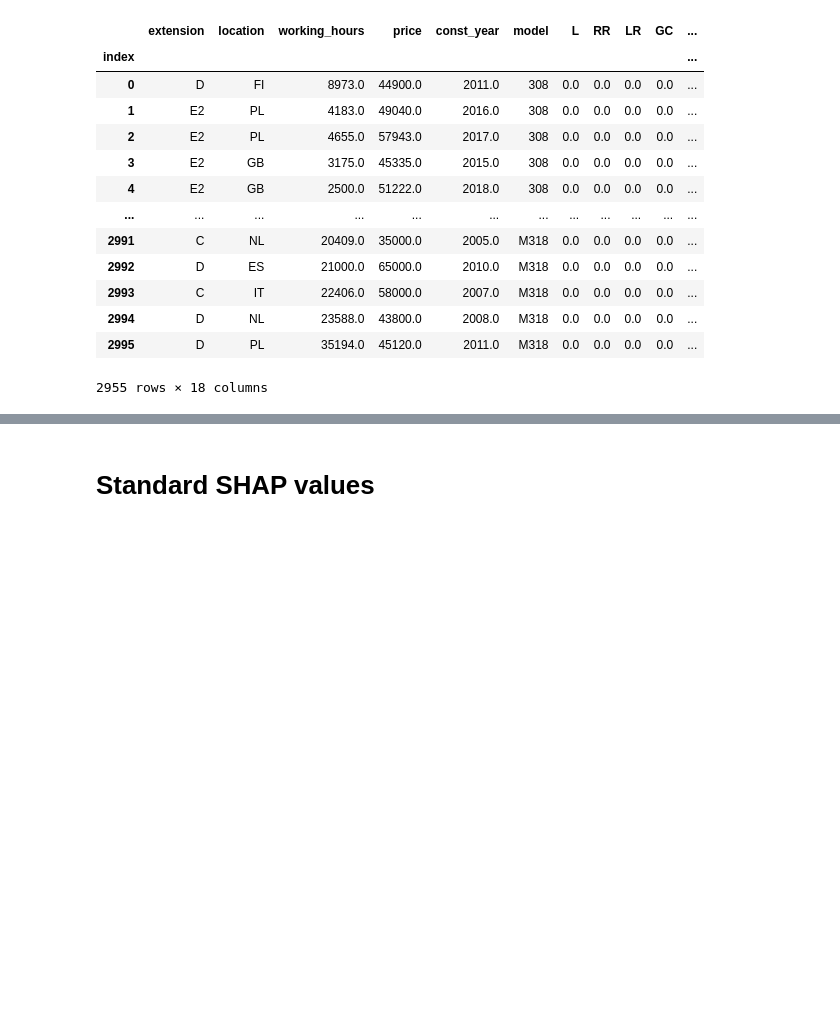
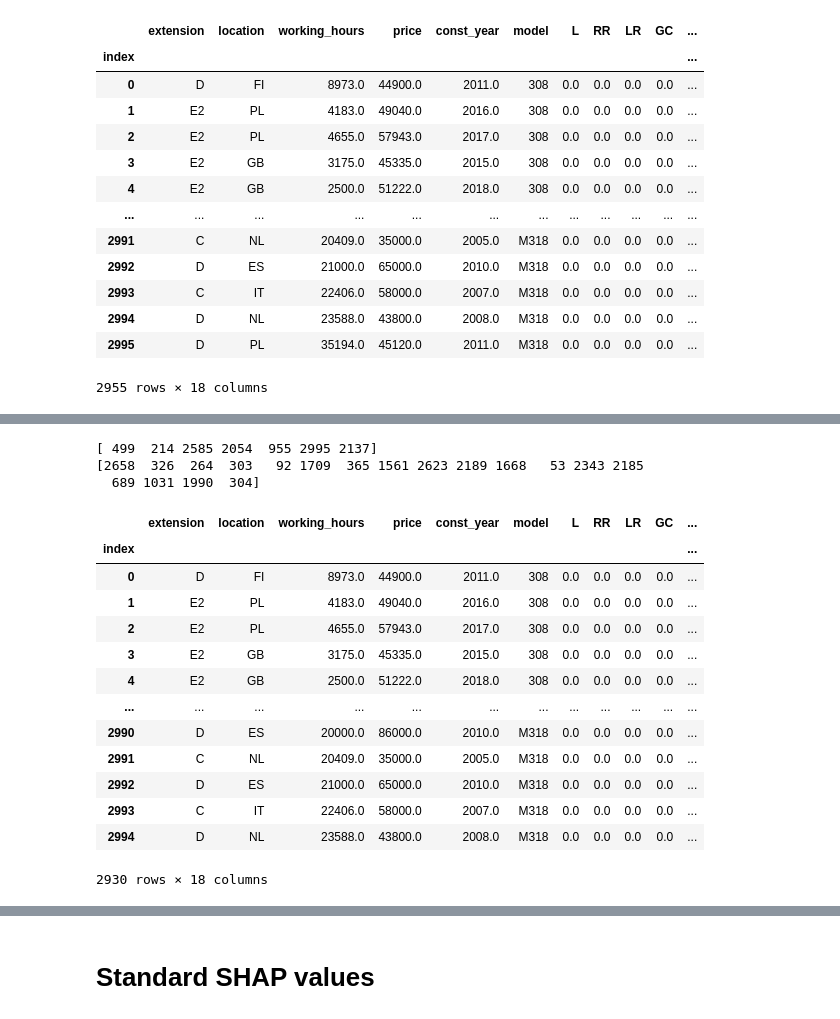
Before and after one commit to AutoQML/End-to-End-Automated-Price-Forecasting, a Jupyter notebook: code/SHAP_categorical_ft_autogluon.ipynb, the cells around one changed output, grey strips where cells are left out. Drawn from its saved outputs; the diff is of its cells as text; code cells hidden in the pictures; blank space fills up the shorter version.

```diff
--- a/code/SHAP_categorical_ft_autogluon.ipynb
+++ b/code/SHAP_categorical_ft_autogluon.ipynb
@@ -504,0 +568,3 @@ data = new_fm.copy()
+# %%
+test_anomaly = state.anomaly_detection.anomalies.test_data
+test_anomaly
@@ -505,3 +581,29 @@ data = new_fm.copy()
+# %%
+test_indeces = test_anomaly.index.values
+print(test_indeces)
+data1 = new_fm.drop(test_indeces)
+train_indices = train_anomaly.index.values
+print(train_indices)
+data = data1.drop(train_indices)
+data
+# %% [output]
+[ 499  214 2585 2054  955 2995 2137]
+[2658  326  264  303   92 1709  365 1561 2623 2189 1668   53 2343 2185
+  689 1031 1990  304]
+|  | extension | location | working_hours | price | const_year | model | L | RR | LR | GC | ... |
+| index |  |  |  |  |  |  |  |  |  |  | ... |
+| 0 | D | FI | 8973.0 | 44900.0 | 2011.0 | 308 | 0.0 | 0.0 | 0.0 | 0.0 | ... |
+| 1 | E2 | PL | 4183.0 | 49040.0 | 2016.0 | 308 | 0.0 | 0.0 | 0.0 | 0.0 | ... |
+| 2 | E2 | PL | 4655.0 | 57943.0 | 2017.0 | 308 | 0.0 | 0.0 | 0.0 | 0.0 | ... |
+| 3 | E2 | GB | 3175.0 | 45335.0 | 2015.0 | 308 | 0.0 | 0.0 | 0.0 | 0.0 | ... |
+| 4 | E2 | GB | 2500.0 | 51222.0 | 2018.0 | 308 | 0.0 | 0.0 | 0.0 | 0.0 | ... |
+| ... | ... | ... | ... | ... | ... | ... | ... | ... | ... | ... | ... |
+| 2990 | D | ES | 20000.0 | 86000.0 | 2010.0 | M318 | 0.0 | 0.0 | 0.0 | 0.0 | ... |
+| 2991 | C | NL | 20409.0 | 35000.0 | 2005.0 | M318 | 0.0 | 0.0 | 0.0 | 0.0 | ... |
+| 2992 | D | ES | 21000.0 | 65000.0 | 2010.0 | M318 | 0.0 | 0.0 | 0.0 | 0.0 | ... |
+| 2993 | C | IT | 22406.0 | 58000.0 | 2007.0 | M318 | 0.0 | 0.0 | 0.0 | 0.0 | ... |
+| 2994 | D | NL | 23588.0 | 43800.0 | 2008.0 | M318 | 0.0 | 0.0 | 0.0 | 0.0 | ... |
+2930 rows × 18 columns
 # %%
 #get features
 y = data['price']
```
Also changed, not shown: parts of 19 cells of this notebook.
